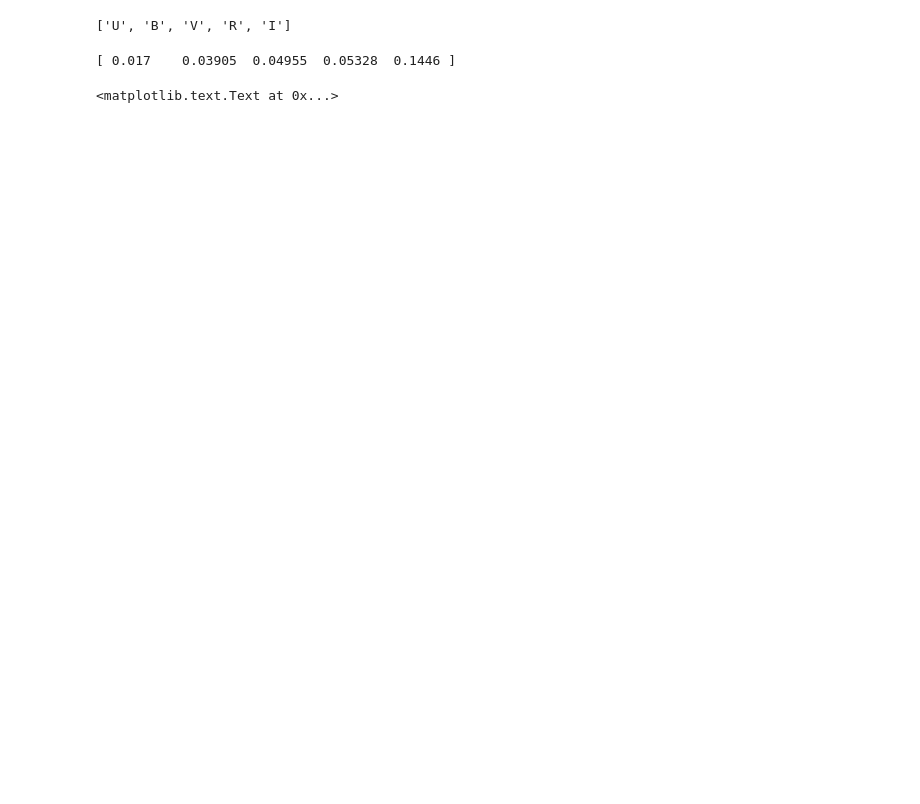
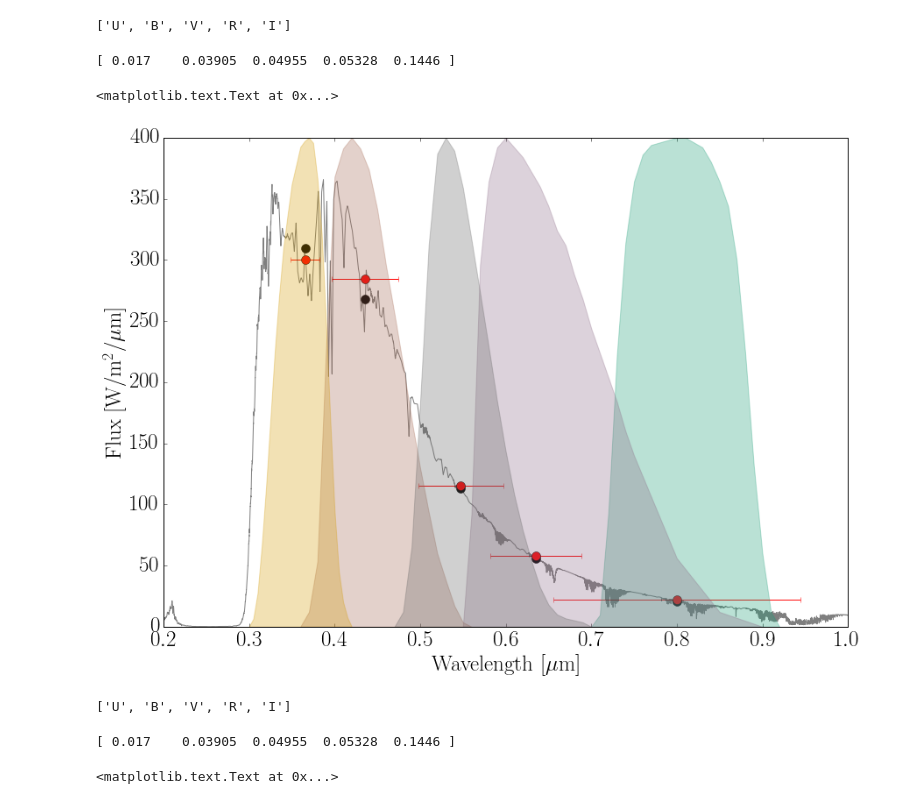
Before and after one commit to jlustigy/coronagraph, a Jupyter notebook: notebooks/test_telescope_imaging.ipynb, the cells around one changed output. Saved outputs shown, nothing was run; the diff lists cells and outputs as text; code cells hidden in the pictures; blank space fills up the shorter version.

```diff
--- a/notebooks/test_telescope_imaging.ipynb
+++ b/notebooks/test_telescope_imaging.ipynb
@@ -53,6 +56,36 @@ print T.filter_wheel
 # %%
 smart_rad_file = '../planets/F2V_5.e-1fCO2_1.e6H2Volc_1.e10BIF.out_toa.rad'
 wl, wno, solar_spec, TOA_flux, rad_streams = cg.readsmart.rad(smart_rad_file)
+# %%
+Amod1 = cg.convolve_spec(TOA_flux, wl, T.filter_wheel)
+Amod2 = cg.convolve_spec(TOA_flux, wl, T.filter_wheel, forceTopHat=True)
+# %%
+tdict = sorted(T.filter_wheel.__dict__.iteritems(), key=lambda x: x[1].bandcenter)
+lam = [x[1].bandcenter for x in tdict]
+dlam = np.array([x[1].FWHM for x in tdict])/2
+print dlam
+# %% [output]
+[ 0.017    0.03905  0.04955  0.05328  0.1446 ]
+# %%
+fig = plt.figure(figsize=(14,10))
+gs = gridspec.GridSpec(1,1)
+ax0 = plt.subplot(gs[0])
+ax0.plot(wl, TOA_flux, alpha=0.5, c='k')
+ax0.plot(lam, Amod1, 'o', c='k', ms=10.)
+ax0.errorbar(lam, Amod2, xerr=dlam, c='r', ms=10., fmt='o')
+plot_filters(T.filter_wheel, ax0)
+ax0.set_xlim([0.2,1.0])
+
+ax0.set_ylabel(r'Flux [W/m$^2$/$\mu$m]')
+ax0.set_xlabel(r'Wavelength [$\mu$m]$')
+# %% [output]
+<matplotlib.text.Text at 0x...>
+[figure, added]
+# %%
+T.filter_wheel = cg.filters.johnson_cousins2()
+print T.filter_wheel
+# %% [output]
+['U', 'B', 'V', 'R', 'I']
 # %%
 Amod1 = cg.convolve_spec(TOA_flux, wl, T.filter_wheel)
 Amod2 = cg.convolve_spec(TOA_flux, wl, T.filter_wheel, forceTopHat=True)
```
Also changed, not shown: parts of 9 cells of this notebook, 11 other files.
